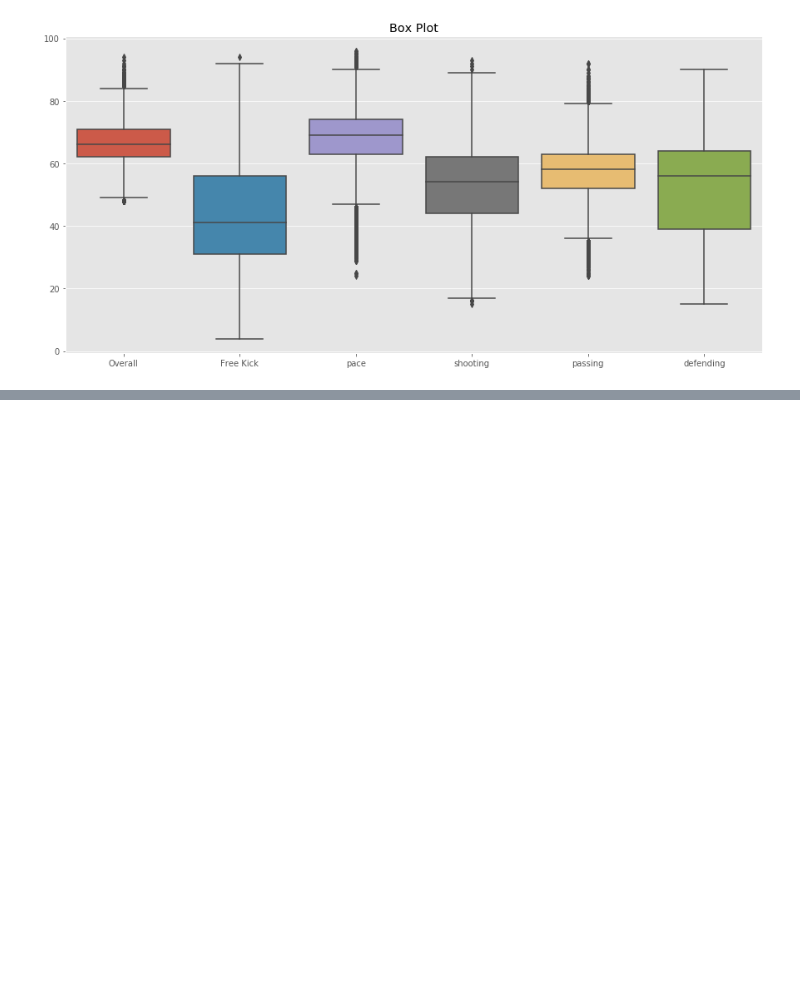
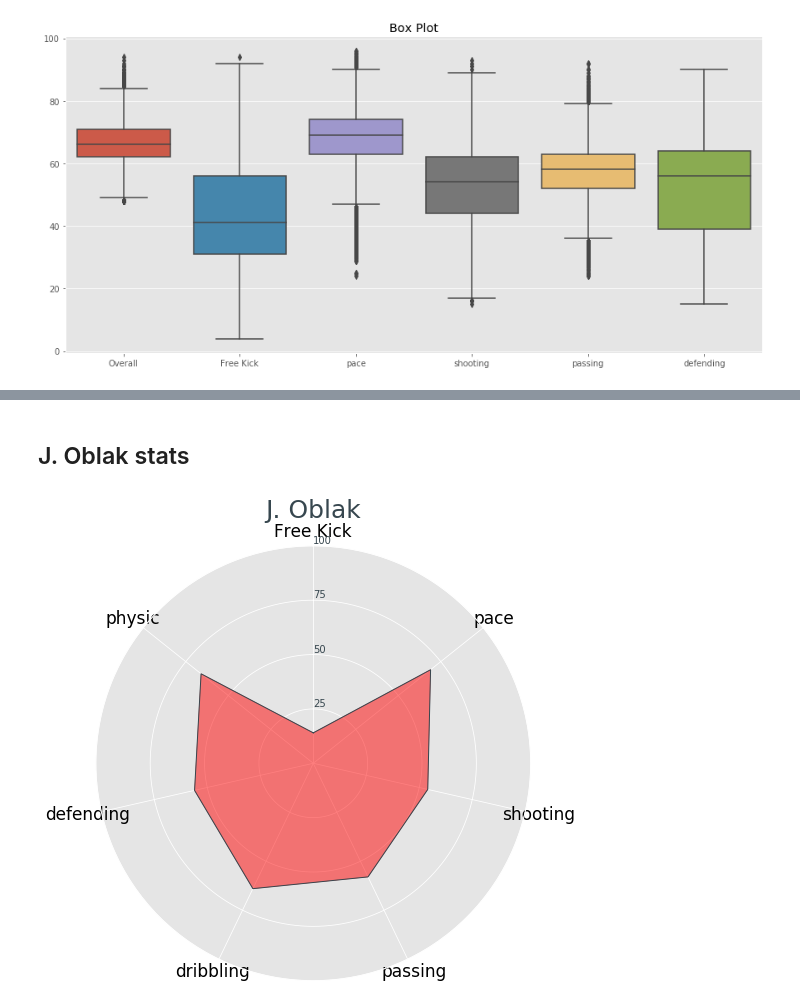
Before and after one commit to shlokadaga/fifa20, a Jupyter notebook: fifa20_project.ipynb, the cells around one changed output, grey strips where cells are left out. Saved outputs shown, nothing was run; the diff lists cells and outputs as text; code cells hidden in the pictures; blank space fills up the shorter version.

```diff
--- a/fifa20_project.ipynb
+++ b/fifa20_project.ipynb
@@ -546,0 +620,6 @@ plt.show()
+# %% [markdown]
+## J. Oblak stats
+# %%
+graphpolar(3)
+# %% [output]
+[figure, added]
```
Also changed, not shown: parts of 10 cells of this notebook.
